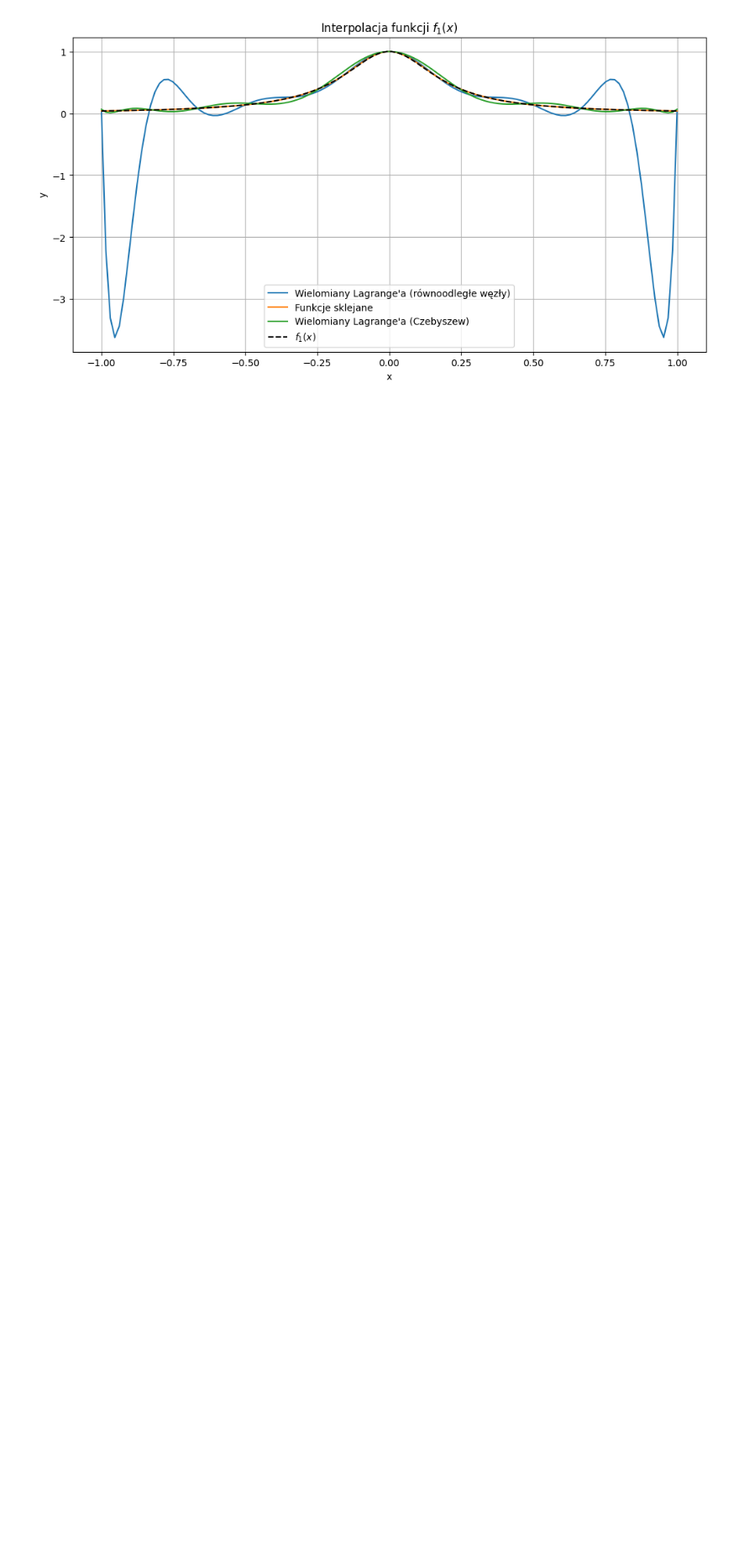
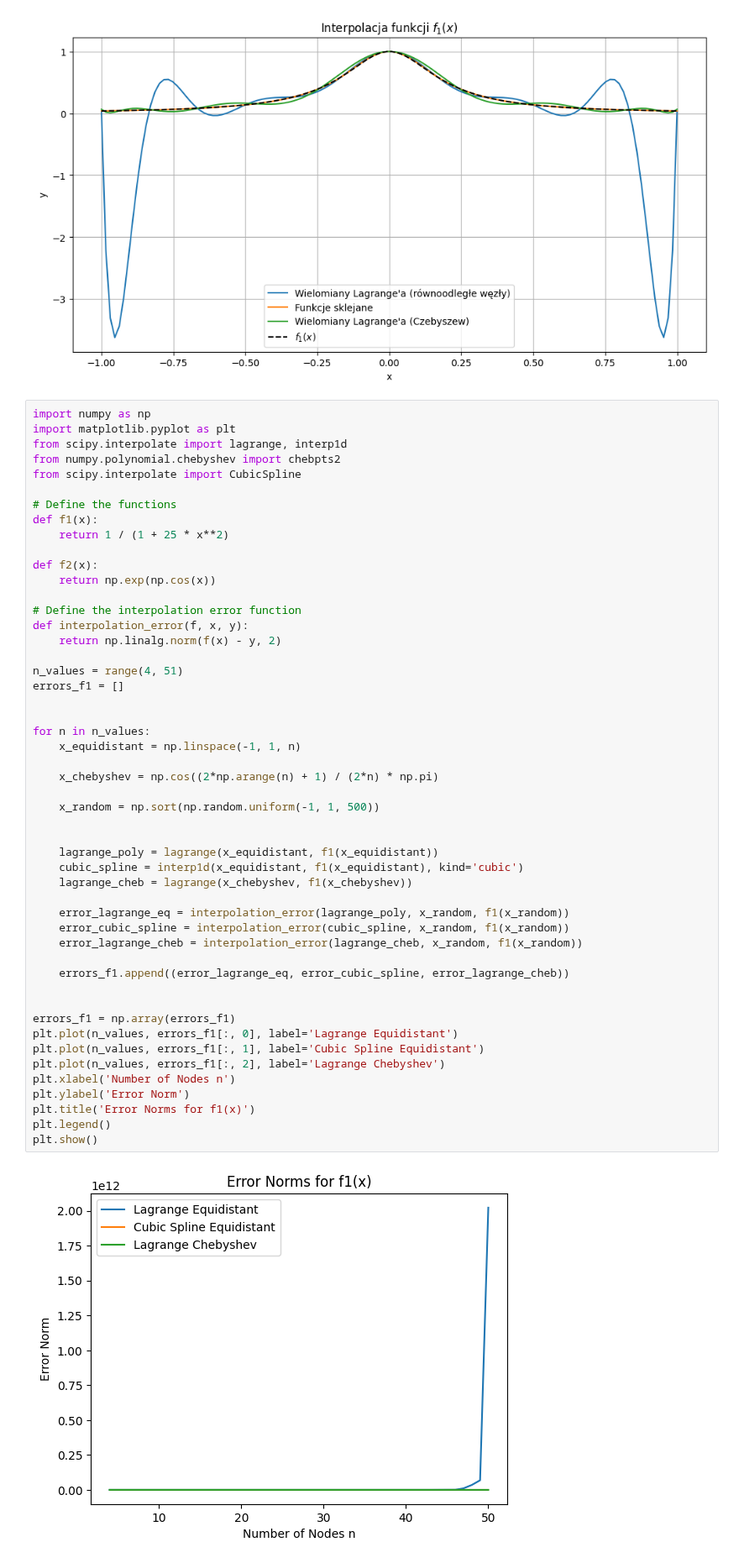
Before and after one commit to biganton/MOWNIT, a Jupyter notebook: lab4/lab4.ipynb, the cells around one changed output. Shown at 84% size. Saved outputs shown, nothing was run; the diff lists cells and outputs as text; blank space fills up the shorter version.

```diff
--- a/lab4/lab4.ipynb
+++ b/lab4/lab4.ipynb
@@ -94,3 +129,55 @@ plt.grid(True)
 plt.show()
 # %% [output]
 [figure]
+# %%
+import numpy as np
+import matplotlib.pyplot as plt
+from scipy.interpolate import lagrange, interp1d
+from numpy.polynomial.chebyshev import chebpts2
+from scipy.interpolate import CubicSpline
+
+# Define the functions
+def f1(x):
+    return 1 / (1 + 25 * x**2)
+
+def f2(x):
+    return np.exp(np.cos(x))
+
+# Define the interpolation error function
+def interpolation_error(f, x, y):
+    return np.linalg.norm(f(x) - y, 2)
+
+n_values = range(4, 51)
+errors_f1 = []
+
+
+for n in n_values:
+    x_equidistant = np.linspace(-1, 1, n)
+
+    x_chebyshev = np.cos((2*np.arange(n) + 1) / (2*n) * np.pi)
+
+    x_random = np.sort(np.random.uniform(-1, 1, 500))
+
+
+    lagrange_poly = lagrange(x_equidistant, f1(x_equidistant))
+    cubic_spline = interp1d(x_equidistant, f1(x_equidistant), kind='cubic')
+    lagrange_cheb = lagrange(x_chebyshev, f1(x_chebyshev))
+
+    error_lagrange_eq = interpolation_error(lagrange_poly, x_random, f1(x_random))
+    error_cubic_spline = interpolation_error(cubic_spline, x_random, f1(x_random))
+    error_lagrange_cheb = interpolation_error(lagrange_cheb, x_random, f1(x_random))
+
+    errors_f1.append((error_lagrange_eq, error_cubic_spline, error_lagrange_cheb))
+
+
+errors_f1 = np.array(errors_f1)
+plt.plot(n_values, errors_f1[:, 0], label='Lagrange Equidistant')
+plt.plot(n_values, errors_f1[:, 1], label='Cubic Spline Equidistant')
+plt.plot(n_values, errors_f1[:, 2], label='Lagrange Chebyshev')
+plt.xlabel('Number of Nodes n')
+plt.ylabel('Error Norm')
+plt.title('Error Norms for f1(x)')
+plt.legend()
+plt.show()
+# %% [output]
+[figure, added]
```
Also changed, not shown: parts of 3 cells of this notebook.
